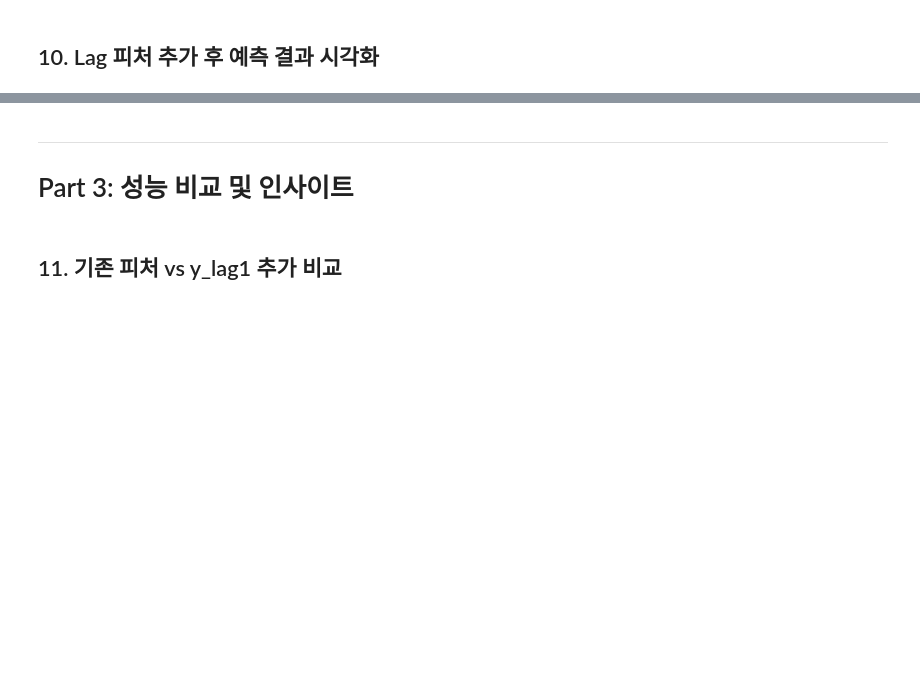
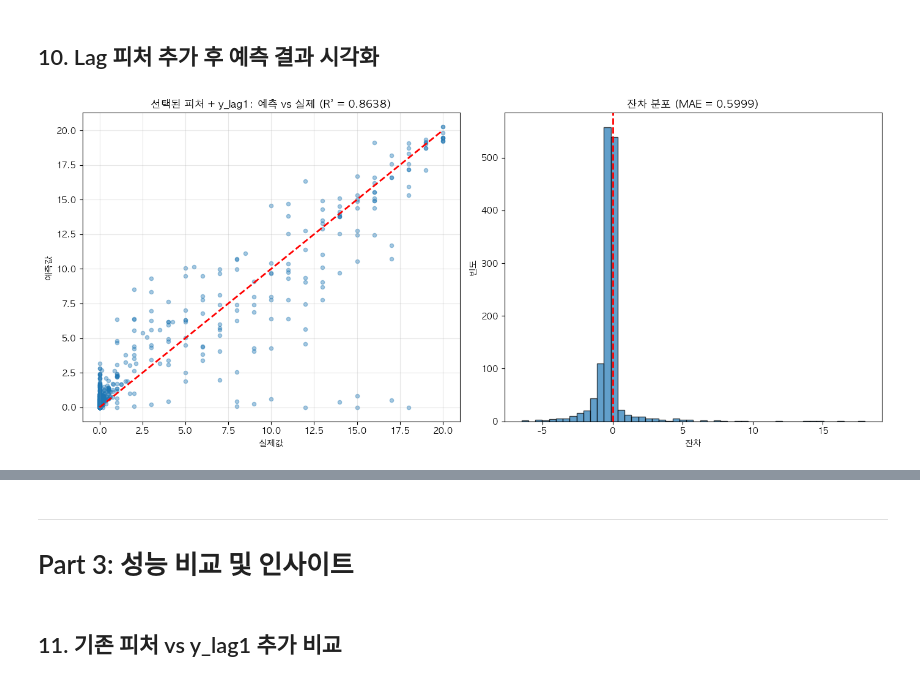
Before and after one commit to kirkminji/book-review-analysis, a Jupyter notebook: analysis/prediction/ml_lag_feature_test_v4.ipynb, the cells around one changed output, grey strips where cells are left out. Cells and saved outputs as stored; diff of their text form; code cells hidden in the pictures; blank space fills up the shorter version.

```diff
--- a/analysis/prediction/ml_lag_feature_test_v4.ipynb
+++ b/analysis/prediction/ml_lag_feature_test_v4.ipynb
@@ -439,30 +861,32 @@ print(f'  prophet_forecast (10개): {prophet_imp/total_imp_lag*100:.1f}%')
 # %% [markdown]
 ## 10. Lag 피처 추가 후 예측 결과 시각화
 # %%
-# 예측 vs 실제
-y_pred_lag = np.maximum(reg_lag.predict(X_test_lag), 0)
+# 예측 vs 실제 (선택된 피처 모델)
+y_pred_lag = np.maximum(reg_lag_selected.predict(X_test_lag_selected), 0)
 
 fig, axes = plt.subplots(1, 2, figsize=(14, 6))
 
 # 산점도
 ax1 = axes[0]
 ax1.scatter(y_test_lag, y_pred_lag, alpha=0.4, s=20)
 ax1.plot([0, y_test_lag.max()], [0, y_test_lag.max()], 'r--', lw=2)
 ax1.set_xlabel('실제값')
 ax1.set_ylabel('예측값')
-ax1.set_title(f'기존 + y_lag1: 예측 vs 실제 (R² = {r2_score(y_test_lag, y_pred_lag):.4f})')
+ax1.set_title(f'선택된 피처 + y_lag1: 예측 vs 실제 (R² = {r2_score(y_test_lag, y_pred_lag):.4f})')
 ax1.grid(True, alpha=0.3)
 
 # 잔차 분포
 ax2 = axes[1]
 residuals_lag = y_test_lag - y_pred_lag
 ax2.hist(residuals_lag, bins=50, edgecolor='black', alpha=0.7)
 ax2.axvline(x=0, color='r', linestyle='--', lw=2)
 ax2.set_xlabel('잔차')
 ax2.set_ylabel('빈도')
 ax2.set_title(f'잔차 분포 (MAE = {mean_absolute_error(y_test_lag, y_pred_lag):.4f})')
 
 plt.tight_layout()
 plt.savefig(f'{IMG_PATH}/06_lag_prediction_result.png', dpi=150, bbox_inches='tight')
 plt.show()
+# %% [output]
+[figure, added]
 # %%
```
Also changed, not shown: parts of 35 cells of this notebook, 40 other files.
